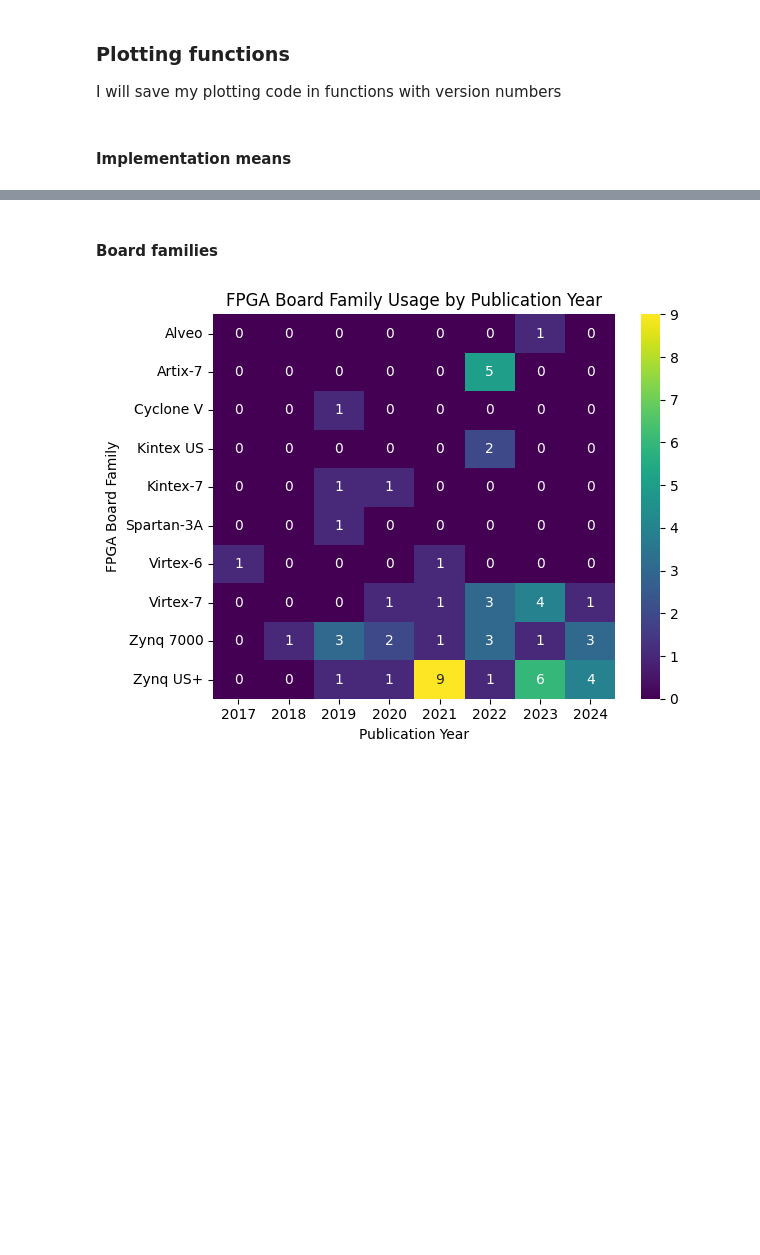
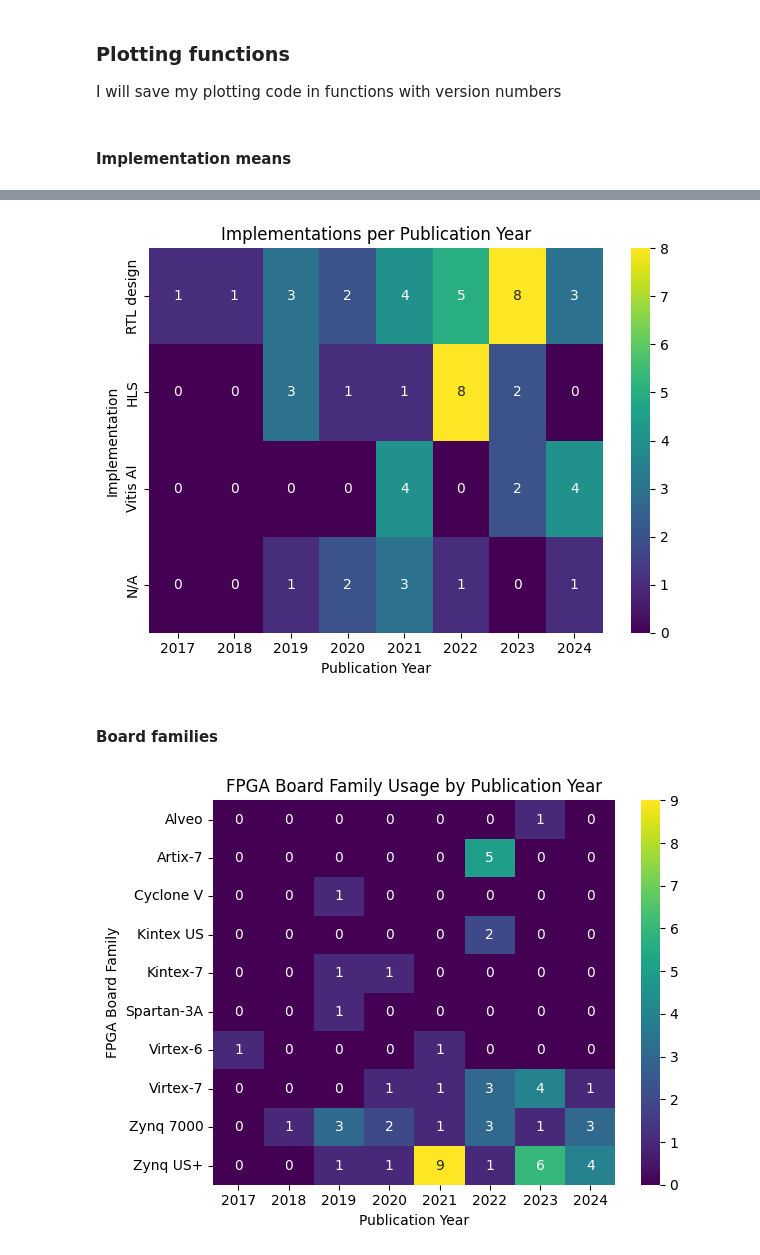
Before and after one commit to CedricLeon/Survey_RS-ML-FPGA, a Jupyter notebook: notebooks/Zotero_review_analysis.ipynb, the cells around one changed output, grey strips where cells are left out. Saved outputs shown, nothing was run; the diff lists cells and outputs as text; code cells hidden in the pictures; blank space fills up the shorter version.

```diff
--- a/notebooks/Zotero_review_analysis.ipynb
+++ b/notebooks/Zotero_review_analysis.ipynb
@@ -1226,3 +1243,61 @@ def plot_impl_means_by_family_v1(implementationCounts) -> None:
+# %%
+import matplotlib.pyplot as plt
+import seaborn as sns
+
+def plot_implementation_by_year_heatmap(DataFrame, groupedByType=False):
+    """
+    Plot a heatmap showing the counts of Implementations per Publication Year.
+    When 'groupedByType' is True, groups implementations by their base type.
+
+    Args:
+        DataFrame (DataFrame): A DataFrame containing 'Implementation' and 'Publication year' columns.
+        groupedByType (bool): If True, group implementations by their base type.
+    """
+    # Copy the DataFrame to avoid modifying the original data
+    df = DataFrame.copy()
+
+    # Ensure 'Implementation' is a list (to handle multiple implementations per entry)
+    df['Implementation'] = df['Implementation'].apply(lambda x: x if isinstance(x, list) else [x])
+
+    # Explode the 'Implementation' column
+    df = df.explode('Implementation')
+
+    if groupedByType:
+        # Extract base implementation type before '('
+        df['Implementation'] = df['Implementation'].apply(lambda x: x.split('(')[0].strip())
+        # Sort Implementations as 'RTL', 'HLS', 'Vitis AI', 'N/A'
+        df['Implementation'] = pd.Categorical(df['Implementation'], ['RTL design', 'HLS', 'Vitis AI', 'N/A'])
+
+    # Prepare the data
+    counts = df.groupby(['Implementation', 'Publication year']).size().reset_index(name='Count')
+    pivot_df = counts.pivot(index='Implementation', columns='Publication year', values='Count').fillna(0)
+
+    # Sort Implementations alphabetically
+    pivot_df = pivot_df.sort_index()
+
+    # Sort Publication Years
+    pivot_df = pivot_df.reindex(sorted(pivot_df.columns), axis=1)
+
+    # Plotting
+    # plt.figure(figsize=(12, 8))
+    sns.heatmap(pivot_df, annot=True, fmt='g', cmap='viridis')
+
+    plt.title('Implementations per Publication Year')
+    plt.xlabel('Publication Year')
+    plt.ylabel('Implementation')
+
+    plt.tight_layout()
+    plt.show()
+
+# Example usage
+# Assuming 'allModelsDF' is your DataFrame
+# To plot without grouping:
+# plot_implementation_by_year_heatmap(allModelsDF[['Implementation', 'Publication year']], groupedByType=False)
+
+# To plot with grouping:
+plot_implementation_by_year_heatmap(allModelsDF[['Implementation', 'Publication year']], groupedByType=True)
+# %% [output]
+[figure, added]
 # %% [markdown]
 #### Board families
 # %%
```
Also changed, not shown: parts of 15 cells of this notebook.
